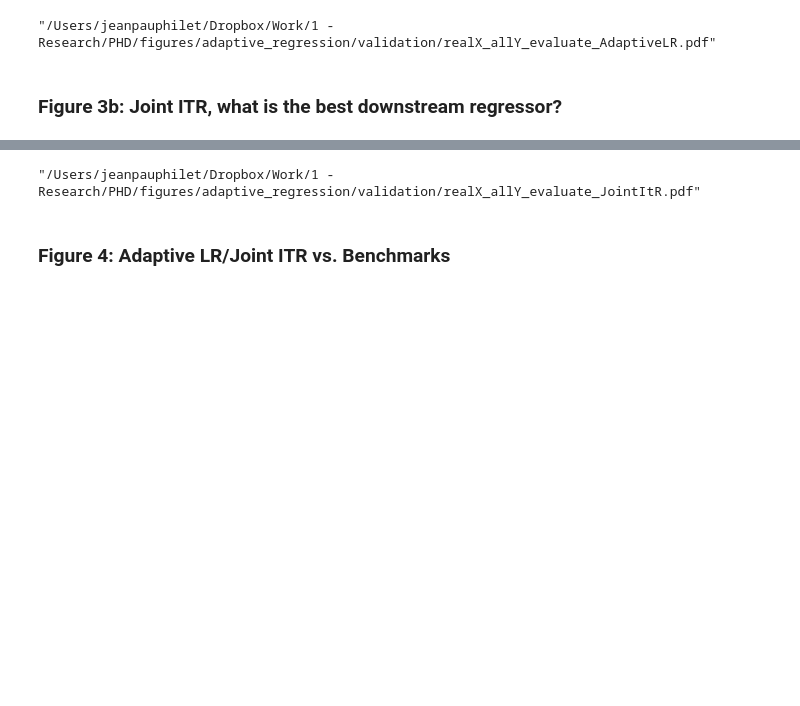
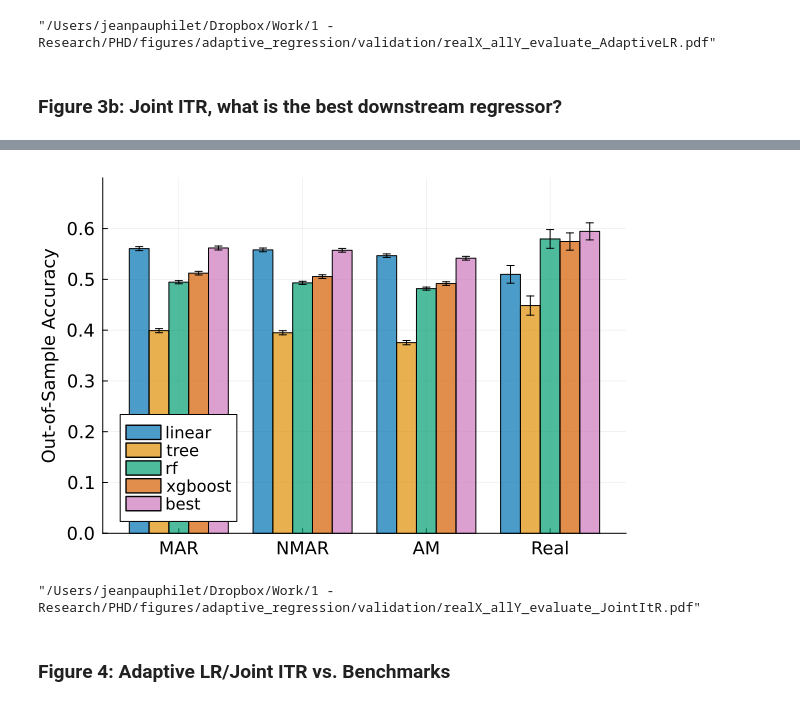
Before and after one commit to adelarue/PMD, a Jupyter notebook: results/[Adaptive Regression] Results on Real X.ipynb, the cells around one changed output, grey strips where cells are left out. Saved outputs shown, nothing was run; the diff lists cells and outputs as text; code cells hidden in the pictures; blank space fills up the shorter version.

```diff
--- a/results/[Adaptive Regression] Results on Real X.ipynb
+++ b/results/[Adaptive Regression] Results on Real X.ipynb
@@ -205,3 +198,32 @@ yaxis!("Out-of-Sample Accuracy", ylims=(0.,0.7))
+# %%
+subdf = filter(t -> startswith(t[:method], "Joint Imp-then-Reg"), df) #&& !endswith(t[:method], "best"), df)
+subdf[!,:method] .= map(t -> replace(t, "Joint Imp-then-Reg - " => ""), subdf[:, :method])
+
+method_order = ["linear" "tree" "rf" "xgboost" "best"]
+xsetting_order = ["MAR" "NMAR" "AM" "Real"]
+ysetting_order = ["Syn Y - linear" "Syn Y - NN" "Real"]
+function add_padding(st, xorder)
+    Nx = length(xorder)
+    i = findfirst(xorder[:] .== st)
+    si = " "^(Nx-i)
+    return si * st * si
+end
+subdf[!,:method] .= map(t -> add_padding(t, method_order), subdf[:,:method])
+subdf[!,:X_setting] .= map(t -> add_padding(t, xsetting_order), subdf[:,:X_setting])
+subdf[!,:Y_setting] .= map(t -> add_padding(t, ysetting_order), subdf[:,:Y_setting]) ;
+
+gd = groupby(subdf, [:method, :X_setting])
+stats = combine(gd, :osr2 .=> [mean, se])
+
+pal = ColorSchemes.seaborn_colorblind
+
+@df stats groupedbar(:X_setting, :osr2_mean,
+    yerr=:osr2_se, group=:method, legend=:bottomleft, label=method_order,
+    palette=pal, fillalpha=.7,
+    guidefontsize=12, tickfontsize=12, legendfontsize=11)
+yaxis!("Out-of-Sample Accuracy", ylims=(0.,0.7))
+# %% [output]
+[figure, added]
 # %%
 Plots.savefig("../figures/adaptive_regression/validation/"*"realX_allY_evaluate_JointItR.pdf")
 # %% [output]
```
Also changed, not shown: parts of 12 cells of this notebook, 14 other files.
